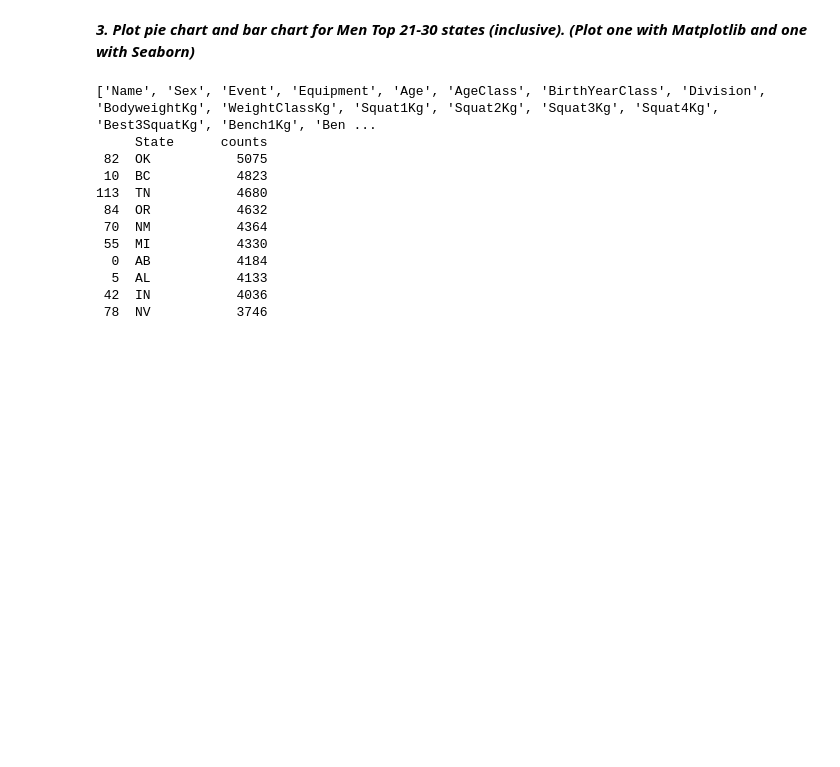
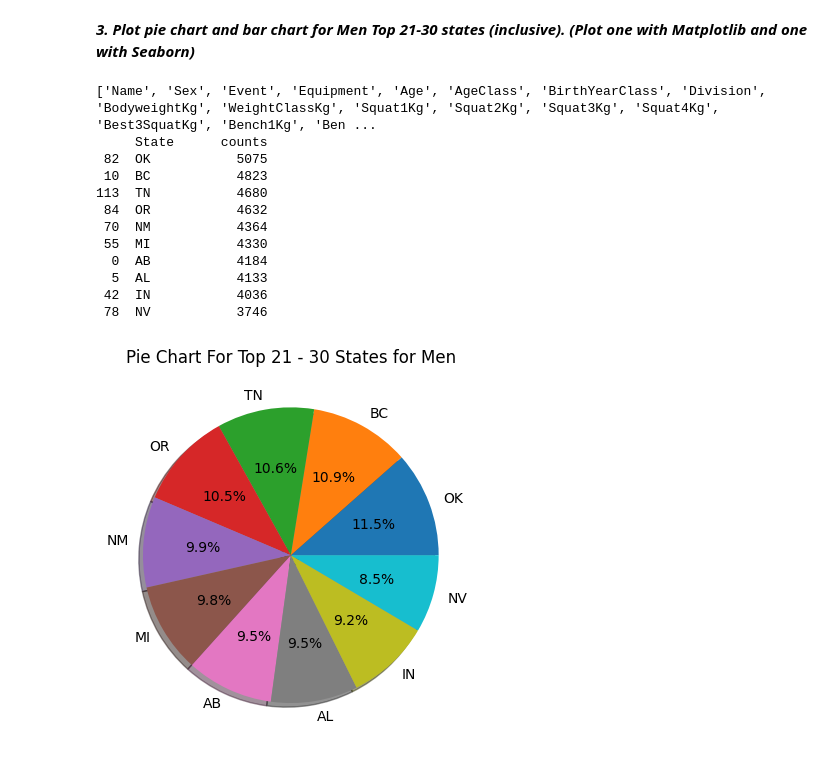
Before and after one commit to GNANASAMBANTHAN/GNANASAMBANTHAN, a Jupyter notebook: Mini_Project_1_Powerlifting.ipynb, the cells around one changed output. Drawn from its saved outputs; the diff is of its cells as text; code cells hidden in the pictures; blank space fills up the shorter version.

```diff
--- a/Mini_Project_1_Powerlifting.ipynb
+++ b/Mini_Project_1_Powerlifting.ipynb
@@ -128,19 +122,26 @@ Top 10 States for Women
 # %% [markdown]
 ***3. Plot pie chart and bar chart for Men Top 21-30 states (inclusive).
    (Plot one with Matplotlib and one with Seaborn)***
-# %%
-print(list(df))
-print(tabulate(df1.iloc[20:30], headers='keys', tablefmt='plain'))
-# %% [output]
-['Name', 'Sex', 'Event', 'Equipment', 'Age', 'AgeClass', 'BirthYearClass', 'Division', 'BodyweightKg', 'WeightClassKg', 'Squat1Kg', 'Squat2Kg', 'Squat3Kg', 'Squat4Kg', 'Best3SquatKg', 'Bench1Kg', 'Ben ...
-     State      counts
- 82  OK           5075
- 10  BC           4823
-113  TN           4680
- 84  OR           4632
- 70  NM           4364
- 55  MI           4330
-  0  AB           4184
-  5  AL           4133
- 42  IN           4036
- 78  NV           3746
+# %%
+print(list(df))
+print(tabulate(df1.iloc[20:30], headers='keys', tablefmt='plain'))
+df_state_men = {"OK": 5075, "BC": 4823, "TN": 4680, "OR": 4632, "NM": 4364,
+                    "MI": 4330, "AB": 4184, "AL": 4184, "IN": 4036, "NV": 3746}
+plt.pie(list(df_state_men.values()), labels=df_state_men.keys(), autopct='%2.1f%%', shadow=True, startangle=0)
+plt.axis("on")
+plt.title("Pie Chart For Top 21 - 30 States for Men")
+plt.show()
+# %% [output]
+['Name', 'Sex', 'Event', 'Equipment', 'Age', 'AgeClass', 'BirthYearClass', 'Division', 'BodyweightKg', 'WeightClassKg', 'Squat1Kg', 'Squat2Kg', 'Squat3Kg', 'Squat4Kg', 'Best3SquatKg', 'Bench1Kg', 'Ben ...
+     State      counts
+ 82  OK           5075
+ 10  BC           4823
+113  TN           4680
+ 84  OR           4632
+ 70  NM           4364
+ 55  MI           4330
+  0  AB           4184
+  5  AL           4133
+ 42  IN           4036
+ 78  NV           3746
+[figure, added]
```
Also changed, not shown: parts of 4 cells of this notebook.
